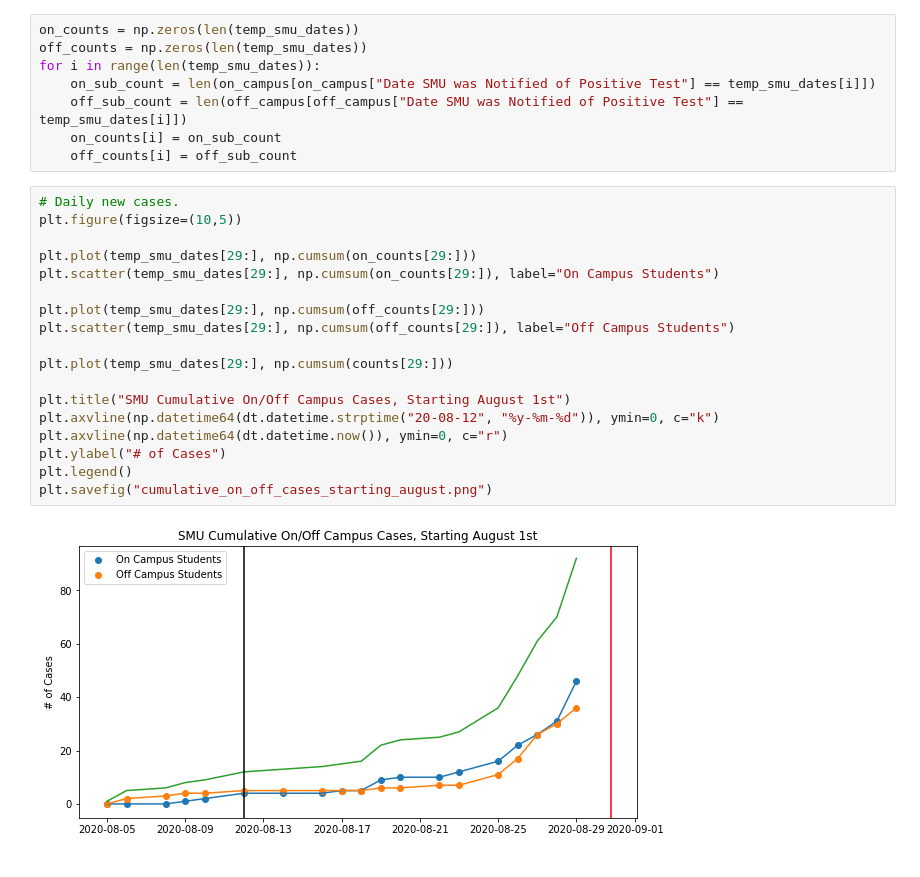
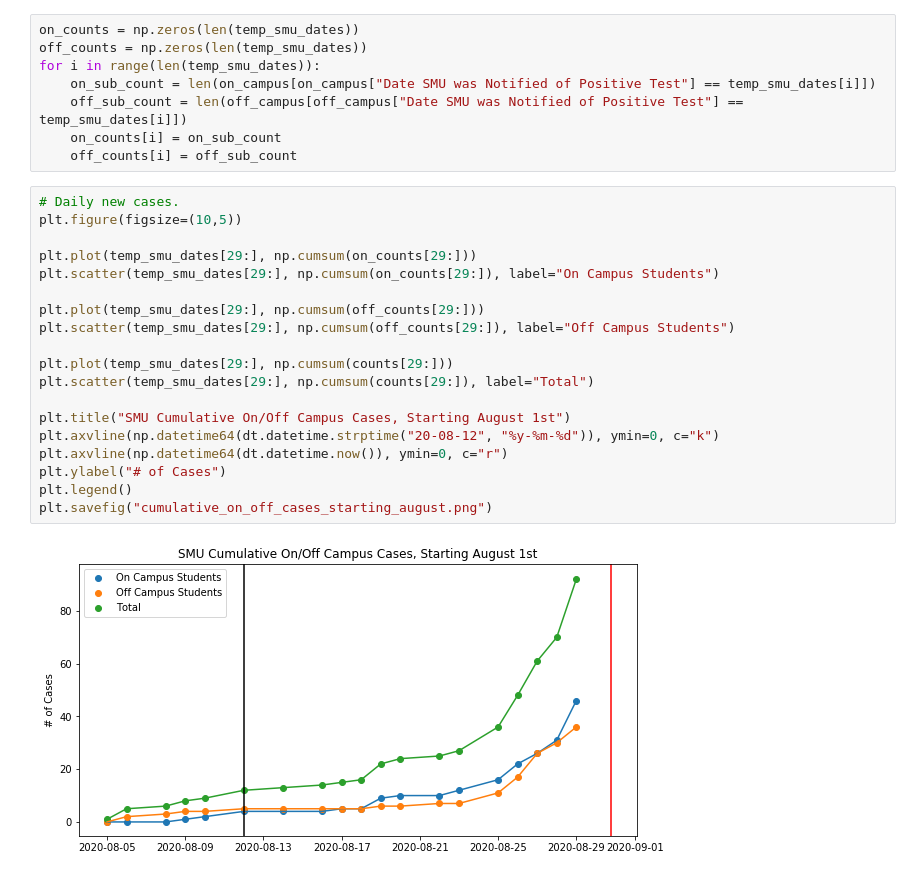
Before and after one commit to jlindbloom/SMU-COVID-19, a Jupyter notebook: Plotting.ipynb, the cells around one changed output. Cells and saved outputs as stored; diff of their text form.

```diff
--- a/Plotting.ipynb
+++ b/Plotting.ipynb
@@ -106,20 +106,21 @@ for i in range(len(temp_smu_dates)):
 # %%
 # Daily new cases.
 plt.figure(figsize=(10,5))
 
 plt.plot(temp_smu_dates[29:], np.cumsum(on_counts[29:]))
 plt.scatter(temp_smu_dates[29:], np.cumsum(on_counts[29:]), label="On Campus Students")
 
 plt.plot(temp_smu_dates[29:], np.cumsum(off_counts[29:]))
 plt.scatter(temp_smu_dates[29:], np.cumsum(off_counts[29:]), label="Off Campus Students")
 
 plt.plot(temp_smu_dates[29:], np.cumsum(counts[29:]))
+plt.scatter(temp_smu_dates[29:], np.cumsum(counts[29:]), label="Total")
 
 plt.title("SMU Cumulative On/Off Campus Cases, Starting August 1st")
 plt.axvline(np.datetime64(dt.datetime.strptime("20-08-12", "%y-%m-%d")), ymin=0, c="k")
 plt.axvline(np.datetime64(dt.datetime.now()), ymin=0, c="r")
 plt.ylabel("# of Cases")
 plt.legend()
 plt.savefig("cumulative_on_off_cases_starting_august.png")
 # %% [output]
-[figure, old version]
+[figure, new version]
```
Also changed, not shown: 1 other file.
